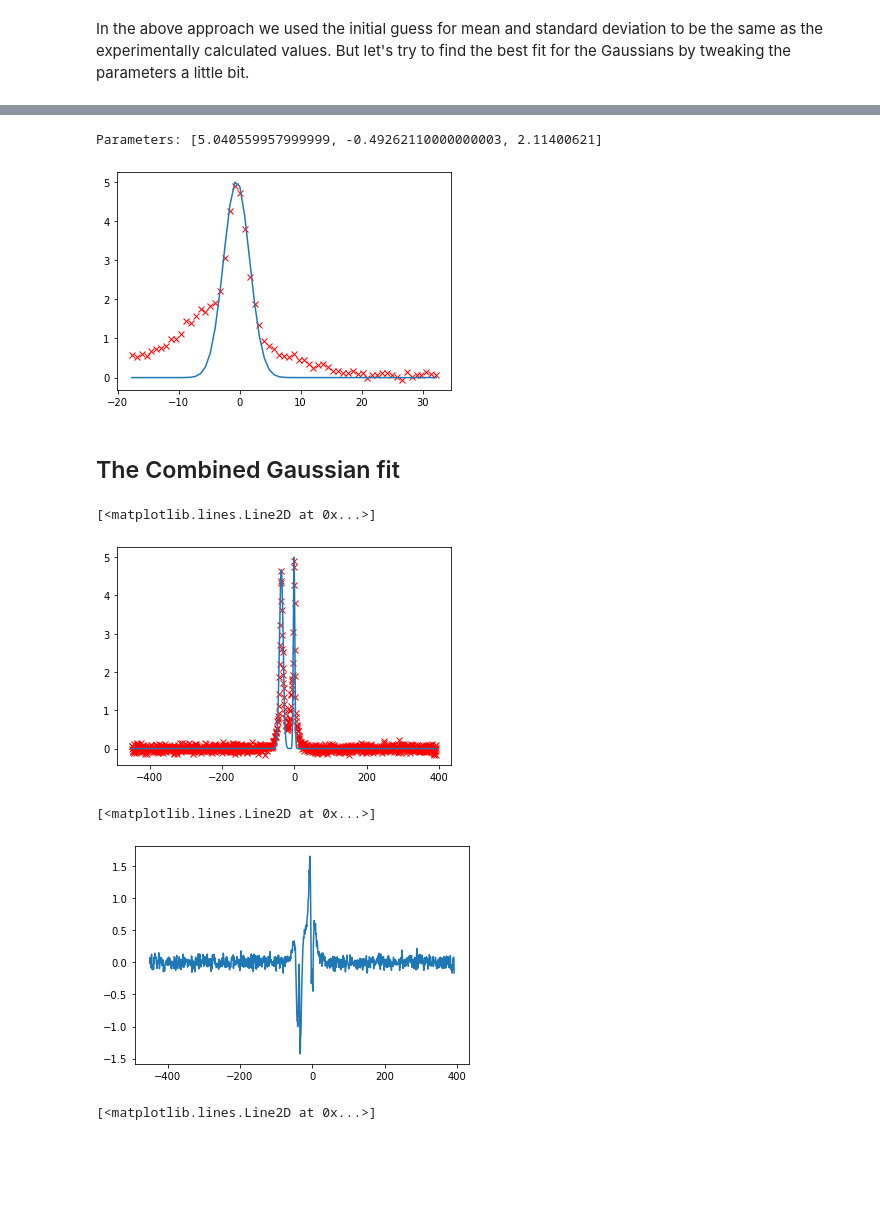
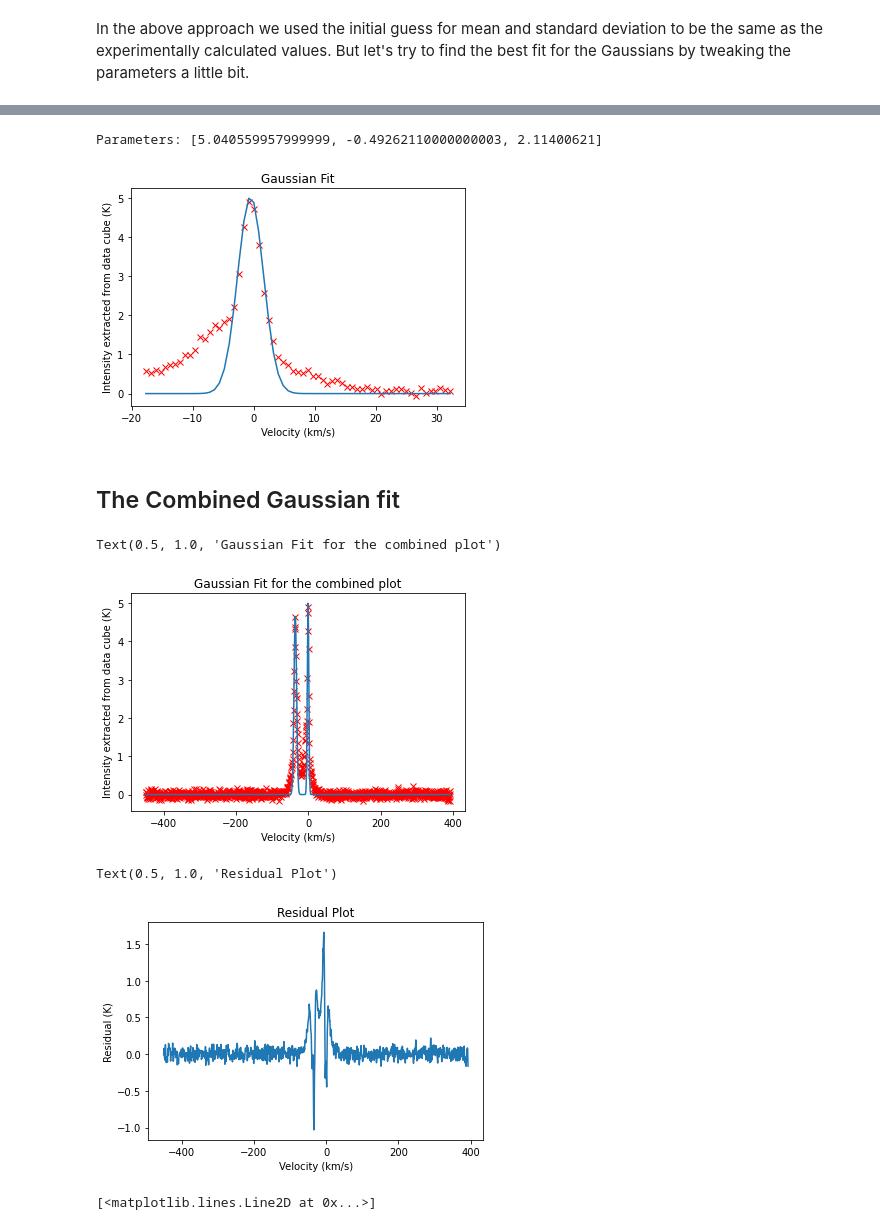
Before and after one commit to nutanstrek/CTA200_2022, a Jupyter notebook: project/project.ipynb, the cells around one changed output, grey strips where cells are left out. Cells and saved outputs as stored; diff of their text form; code cells hidden in the pictures; blank space fills up the shorter version.

```diff
--- a/project/project.ipynb
+++ b/project/project.ipynb
@@ -174,6 +185,9 @@ def gaussian_fit_plot(x, y, initial_guess):
     return parameters
 
 def gaussian_plot(x, y, params):
+    plt.title("Gaussian Fit")
+    plt.xlabel("Velocity (km/s)")
+    plt.ylabel("Intensity extracted from data cube (K)")
     plt.plot(x, y, "rx")
     plt.plot(x, gaussian(x, *params))
     print("Parameters:", params)
@@ -181,5 +195,5 @@ def gaussian_plot(x, y, params):
 
 # Left Part of the spectrum
 parameters_left = gaussian_fit_plot(left_part_velocities, left_part_spectrum,
-                                    [np.max(left_part_spectrum), -36.8, 102])
+                                    [np.max(left_part_spectrum), -36.8, 10.12])
 # %% [output]
@@ -197,5 +211,5 @@ Parameters: [ 3.60039997 -1.2926211   4.22801242]
 In the above approach we used the initial guess for mean and standard deviation to be the same as the experimentally calculated values. But let's try to find the best fit for the Gaussians by tweaking the parameters a little bit.
 # %%
 # Tweaking left Part of the spectrum
-tweaked_left_params = gaussian_plot(left_part_velocities, left_part_spectrum, [1.25*3.74154729, -35.77388642,  5.13080034])
+tweaked_left_params = gaussian_plot(left_part_velocities, left_part_spectrum, [1.25*3.74154729, -35.77388642,  0.7*5.13080034])
 # %% [output]
@@ -204,26 +218,34 @@ Parameters: [4.676934112500001, -35.77388642, 5.13080034]
 # %%
 # Tweaking Right Part of the spectrum
 tweaked_right_params = gaussian_plot(right_part_velocities, right_part_spectrum, [1.4*3.60039997, -1.2926211+0.8, 0.5*4.22801242])
+parameters_right = tweaked_right_params
+parameters_left = tweaked_left_params
 # %% [output]
 Parameters: [5.040559957999999, -0.49262110000000003, 2.11400621]
-[figure, old version]
+[figure, new version]
 # %% [markdown]
 ## The Combined Gaussian fit
 # %%
 def gaussian_combined(x, param_left, param_right):
     return gaussian(x, *param_left) + gaussian(x, *param_right)
 
 plt.plot(velocities,spectrum, "rx")
 plt.plot(velocities, gaussian_combined(velocities, tweaked_left_params, tweaked_right_params))
+plt.xlabel("Velocity (km/s)")
+plt.ylabel("Intensity extracted from data cube (K)")
+plt.title("Gaussian Fit for the combined plot")
 # %% [output]
-[<matplotlib.lines.Line2D at 0x...>]
+Text(0.5, 1.0, 'Gaussian Fit for the combined plot')
-[figure, old version]
+[figure, new version]
 # %%
 #residual plot
 plt.plot(velocities, spectrum - gaussian_combined(velocities, tweaked_left_params, tweaked_right_params))
+plt.xlabel("Velocity (km/s)")
+plt.ylabel("Residual (K)")
+plt.title("Residual Plot")
 # %% [output]
-[<matplotlib.lines.Line2D at 0x...>]
+Text(0.5, 1.0, 'Residual Plot')
-[figure, old version]
+[figure, new version]
 # %%
 plt.plot(spectrum)
 # %% [output]
```
Also changed, not shown: parts of 35 cells of this notebook, 25 other files.
